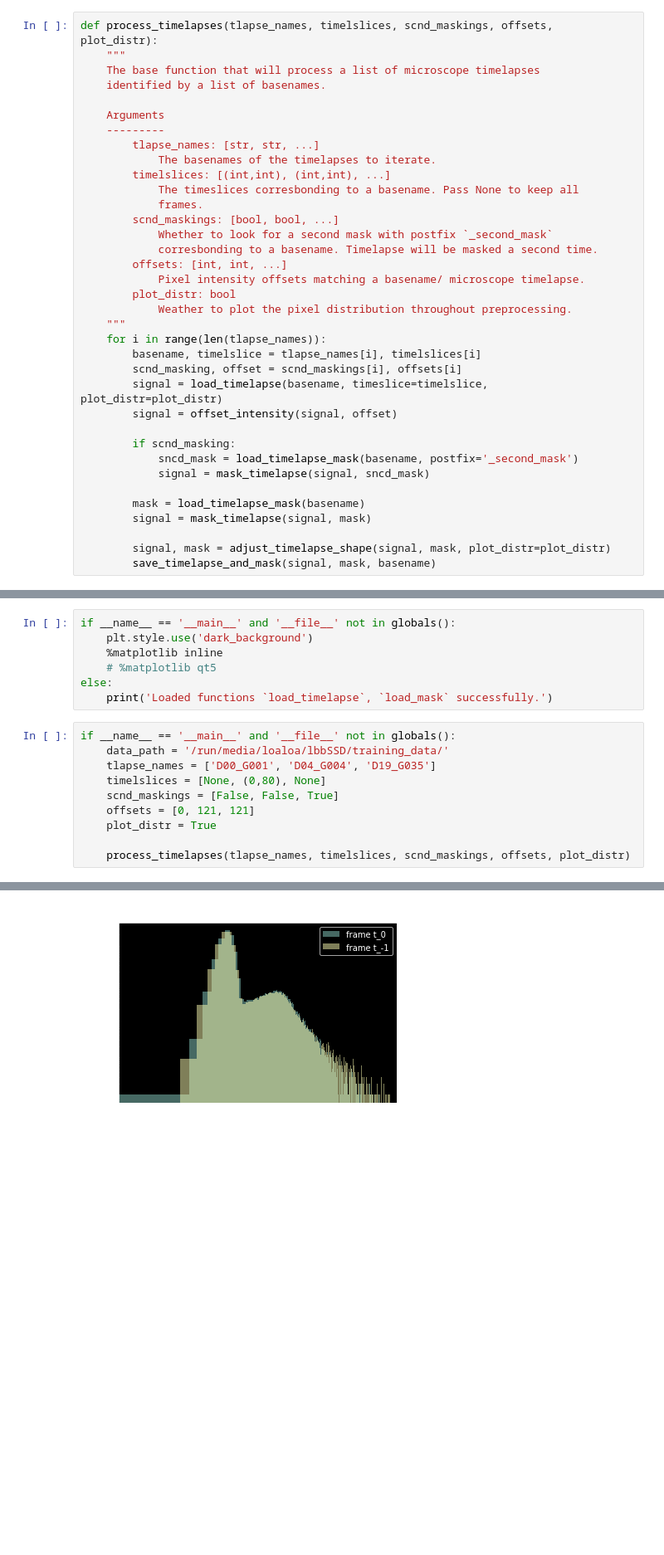
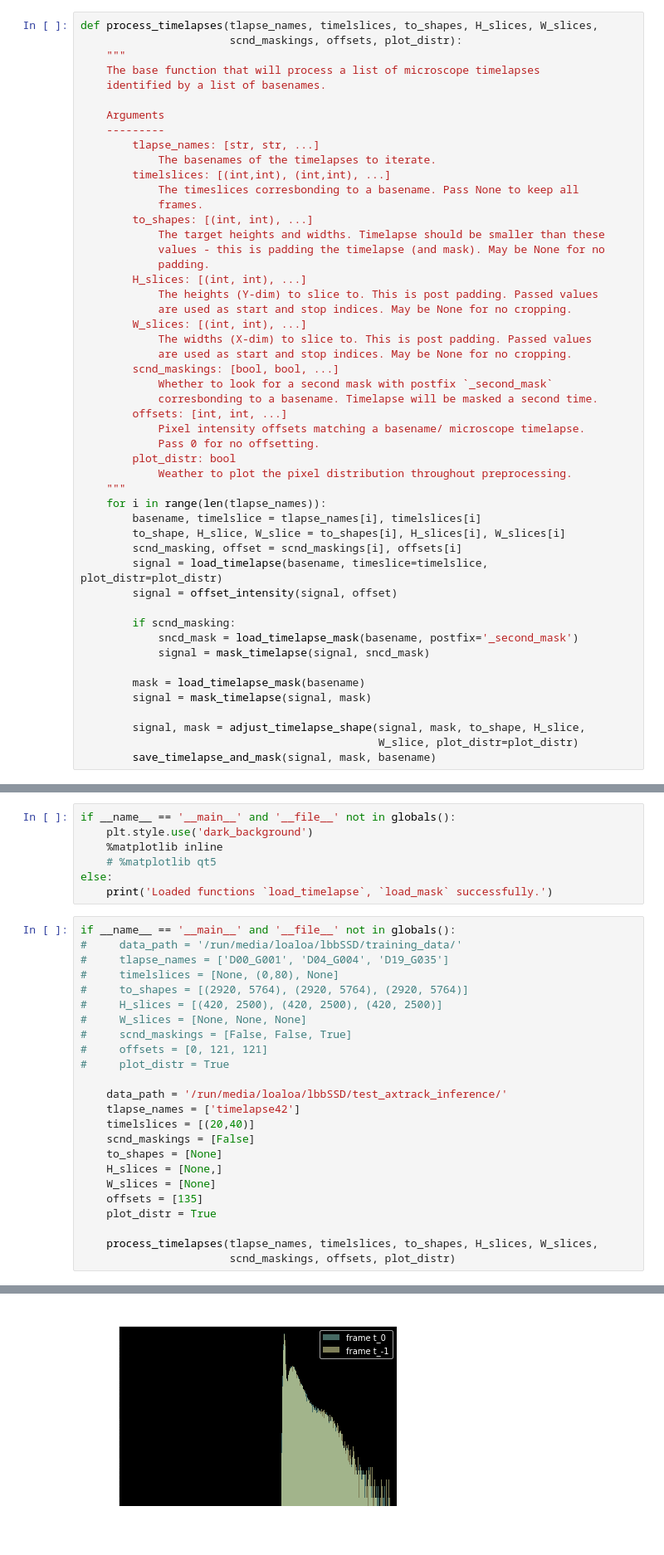
Before and after one commit to LoaloaF/axtrack, a Jupyter notebook: data_prep_nbs/01_process_training_timelapses.ipynb, the cells around one changed output, grey strips where cells are left out. Shown at 83% size. Cells and saved outputs as stored; diff of their text form; blank space fills up the shorter version.

```diff
--- a/data_prep_nbs/01_process_training_timelapses.ipynb
+++ b/data_prep_nbs/01_process_training_timelapses.ipynb
@@ -257,7 +260,8 @@ def save_timelapse_and_mask(signal_chnl, mask, basename):
         print(f'Saving adjusted mask: {fname}')
         np.save(fname, mask)
 # %%
-def process_timelapses(tlapse_names, timelslices, scnd_maskings, offsets, plot_distr):
+def process_timelapses(tlapse_names, timelslices, to_shapes, H_slices, W_slices,
+                       scnd_maskings, offsets, plot_distr):
     """
     The base function that will process a list of microscope timelapses
     identified by a list of basenames.
@@ -269,16 +273,28 @@ def process_timelapses(tlapse_names, timelslices, scnd_maskings, offsets, plot_d
         timelslices: [(int,int), (int,int), ...]
             The timeslices corresbonding to a basename. Pass None to keep all
             frames.
+        to_shapes: [(int, int), ...]
+            The target heights and widths. Timelapse should be smaller than these
+            values - this is padding the timelapse (and mask). May be None for no
+            padding.
+        H_slices: [(int, int), ...]
+            The heights (Y-dim) to slice to. This is post padding. Passed values
+            are used as start and stop indices. May be None for no cropping.
+        W_slices: [(int, int), ...]
+            The widths (X-dim) to slice to. This is post padding. Passed values
+            are used as start and stop indices. May be None for no cropping.
         scnd_maskings: [bool, bool, ...]
             Whether to look for a second mask with postfix `_second_mask`
             corresbonding to a basename. Timelapse will be masked a second time.
         offsets: [int, int, ...]
             Pixel intensity offsets matching a basename/ microscope timelapse.
+            Pass 0 for no offsetting.
         plot_distr: bool
             Weather to plot the pixel distribution throughout preprocessing.
     """
     for i in range(len(tlapse_names)):
         basename, timelslice = tlapse_names[i], timelslices[i]
+        to_shape, H_slice, W_slice = to_shapes[i], H_slices[i], W_slices[i]
         scnd_masking, offset = scnd_maskings[i], offsets[i]
         signal = load_timelapse(basename, timeslice=timelslice, plot_distr=plot_distr)
         signal = offset_intensity(signal, offset)
@@ -290,7 +306,8 @@ def process_timelapses(tlapse_names, timelslices, scnd_maskings, offsets, plot_d
         mask = load_timelapse_mask(basename)
         signal = mask_timelapse(signal, mask)
 
-        signal, mask = adjust_timelapse_shape(signal, mask, plot_distr=plot_distr)
+        signal, mask = adjust_timelapse_shape(signal, mask, to_shape, H_slice,
+                                              W_slice, plot_distr=plot_distr)
         save_timelapse_and_mask(signal, mask, basename)
 # %% [markdown]
 ### Run below to process list of microscope timelapses
@@ -303,12 +320,26 @@ else:
     print('Loaded functions `load_timelapse`, `load_mask` successfully.')
 # %%
 if __name__ == '__main__' and '__file__' not in globals():
-    data_path = '/run/media/loaloa/lbbSSD/training_data/'
-    tlapse_names = ['D00_G001', 'D04_G004', 'D19_G035']
-    timelslices = [None, (0,80), None]
-    scnd_maskings = [False, False, True]
-    offsets = [0, 121, 121]
+#     data_path = '/run/media/loaloa/lbbSSD/training_data/'
+#     tlapse_names = ['D00_G001', 'D04_G004', 'D19_G035']
+#     timelslices = [None, (0,80), None]
+#     to_shapes = [(2920, 5764), (2920, 5764), (2920, 5764)]
+#     H_slices = [(420, 2500), (420, 2500), (420, 2500)]
+#     W_slices = [None, None, None]
+#     scnd_maskings = [False, False, True]
+#     offsets = [0, 121, 121]
+#     plot_distr = True
+
+    data_path = '/run/media/loaloa/lbbSSD/test_axtrack_inference/'
+    tlapse_names = ['timelapse42']
+    timelslices = [(20,40)]
+    scnd_maskings = [False]
+    to_shapes = [None]
+    H_slices = [None,]
+    W_slices = [None]
+    offsets = [135]
     plot_distr = True
 
-    process_timelapses(tlapse_names, timelslices, scnd_maskings, offsets, plot_distr)
+    process_timelapses(tlapse_names, timelslices, to_shapes, H_slices, W_slices,
+                       scnd_maskings, offsets, plot_distr)
 # %% [output]
@@ -320 +352 @@ Frame wise min: [0 0 0 0 0 0 0 0 0 0 0 0 0 0 0 0 0 0 0 0 0 0 0 0 0 0 0 0 0 0 0 0
-[figure, old version]
+[figure, new version]
```
Also changed, not shown: parts of 4 cells of this notebook, 13 other files.
